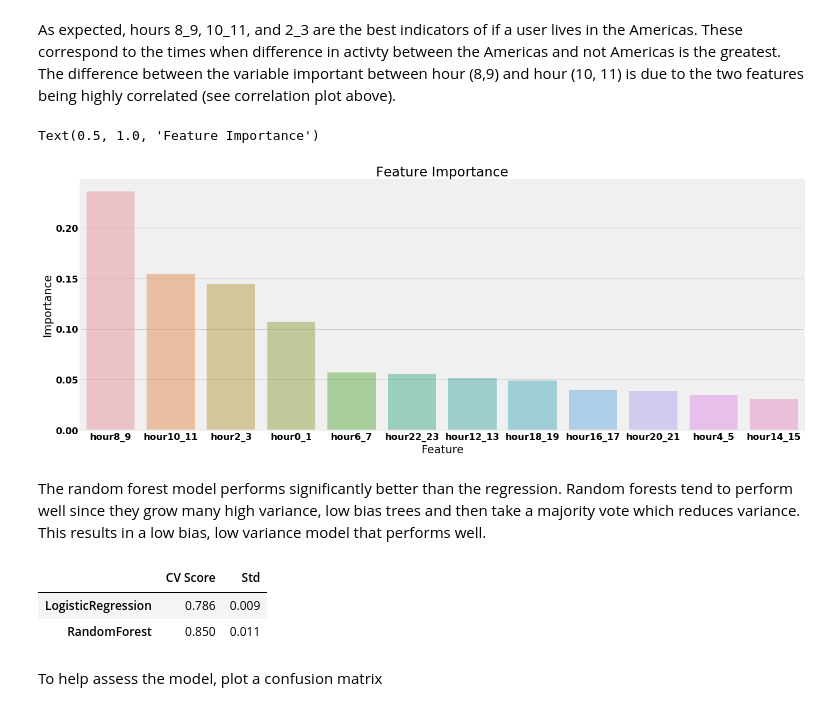
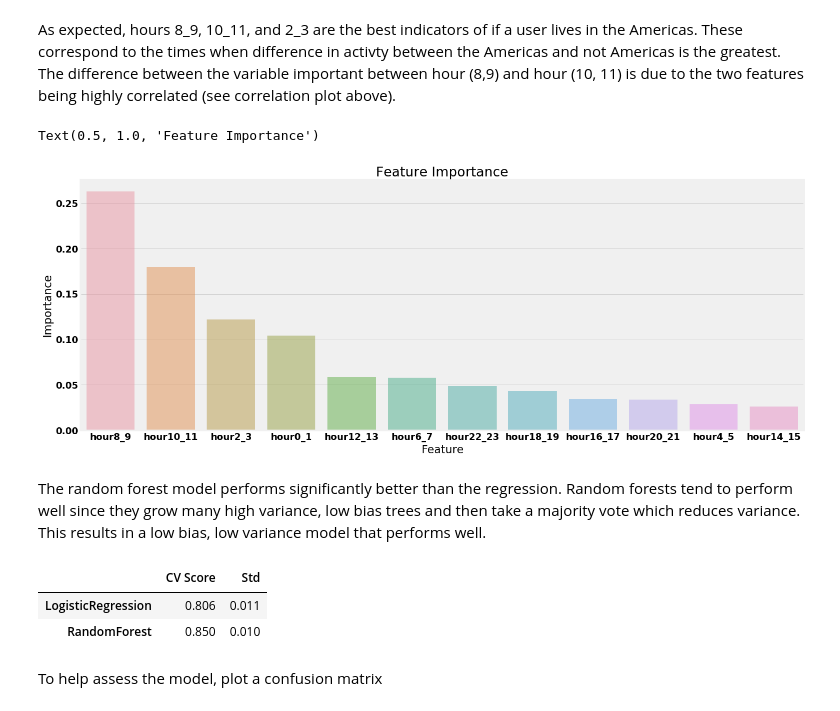
Before and after one commit to MatthewTourond/Predicting-Reddit-User-Location, a Jupyter notebook: PredictingRedditUserLocation.ipynb, the cells around one changed output. Cells and saved outputs as stored; diff of their text form; code cells hidden in the pictures.

```diff
--- a/PredictingRedditUserLocation.ipynb
+++ b/PredictingRedditUserLocation.ipynb
@@ -302,9 +302,13 @@ def binPostActivity(data, americasUsersList):
     labels = ['hour0_1', 'hour2_3', 'hour4_5', 'hour6_7', 'hour8_9', 'hour10_11', 'hour12_13', 'hour14_15',
               'hour16_17', 'hour18_19', 'hour20_21', 'hour22_23']
     data = data.groupby(['author', pd.cut(data.hour, bins, right = False, labels = labels, include_lowest = True)])
-    data = data.size().unstack(level = -1)
+    data = data.size().unstack()
     data = data.fillna(0)
     data = reset_index(data)
+    data['totalComments'] = data.sum(axis=1, numeric_only = True)
+    #Convert number of comments to proportion of comments made in each bin
+    data.loc[:, "hour0_1":"hour22_23"] = data.loc[:, "hour0_1":"hour22_23"].div(data["totalComments"], axis=0)
+    data = data.drop(columns=['totalComments'])
     data = append_isAmericas(data, americasUsersList)
     return data
 # %%
@@ -408,7 +432,7 @@ RFC = RandomForestClassifier()
 
 
 RF_grid = {"max_depth": [None],
-              "max_features": [3, 5, 7],
+              "max_features": [3],
               "min_samples_split": [4, 6, 8],
               "min_samples_leaf": [5, 7, 10],
               "bootstrap": [True],
@@ -437,32 +460,32 @@ As expected, hours 8_9, 10_11, and 2_3 are the best indicators of if a user live
 # %%
 import seaborn as sns
 from sklearn.ensemble import RandomForestClassifier
 #Random Forest
 RF_model = RandomForestClassifier(bootstrap= True, oob_score = True,
  criterion = 'gini',
  max_depth = None,
  max_features=3,
- min_samples_leaf = 5,
+ min_samples_leaf = 7,
  min_samples_split = 6,
  n_estimators = 500, random_state=1)
 
 RF_model.fit(train_X, train_Y)
 
 
 CV=cross_val_score(RF_model,train_X,train_Y,cv=KF, scoring="accuracy")
 models.append('RandomForest')
 #modelScores.append(round(RF_model.oob_score_,3))
 modelScores.append(round(CV.mean(),3))
 modelSTD.append(round(CV.std(),3))
 
 featureImportance = pd.concat((pd.DataFrame(train_X.columns, columns = ['Feature']),
            pd.DataFrame(RF_model.feature_importances_, columns = ['Importance'])),
           axis = 1).sort_values(by='Importance', ascending = False)[:20]
 plt.subplots(figsize=(20,8))
 sns.barplot(x=featureImportance['Feature'], y=featureImportance['Importance'], alpha=.5).set_title('Feature Importance')
 # %% [output]
 Text(0.5, 1.0, 'Feature Importance')
-[figure, old version]
+[figure, new version]
 # %% [markdown]
 The random forest model performs significantly better than the regression. Random forests tend to perform well since they grow many high variance, low bias trees and then take a majority vote which reduces variance. This results in a low bias, low variance model that performs well.
 # %%
@@ -470,8 +493,8 @@ ModelComparison=pd.DataFrame({'CV Score':modelScores, 'Std':modelSTD}, index=mod
 ModelComparison
 # %% [output]
 |  | CV Score | Std |
-| LogisticRegression | 0.786 | 0.009 |
-| RandomForest | 0.850 | 0.011 |
+| LogisticRegression | 0.806 | 0.011 |
+| RandomForest | 0.850 | 0.010 |
 # %% [markdown]
 To help assess the model, plot a confusion matrix
 # %%
```
Also changed, not shown: parts of 9 cells of this notebook.
